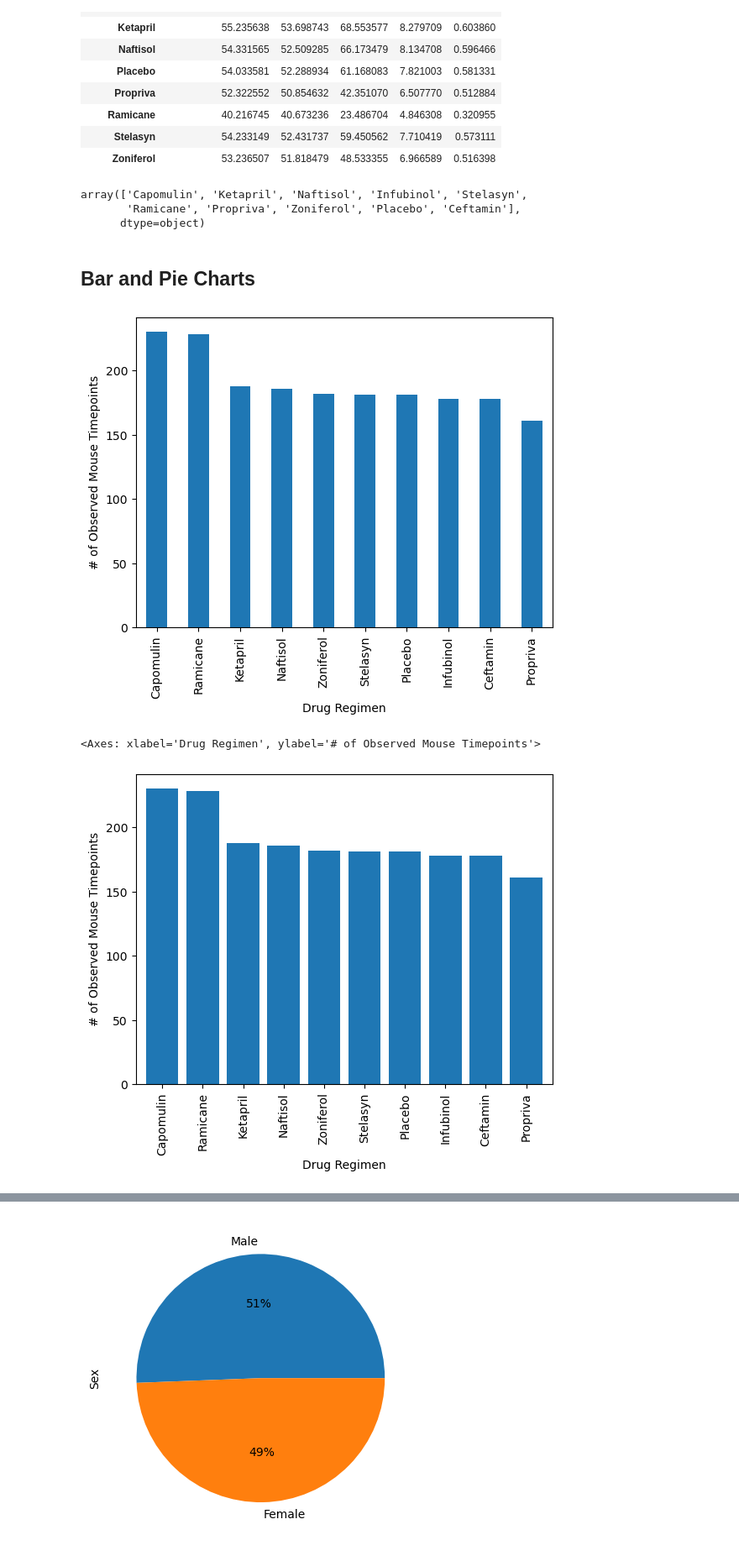
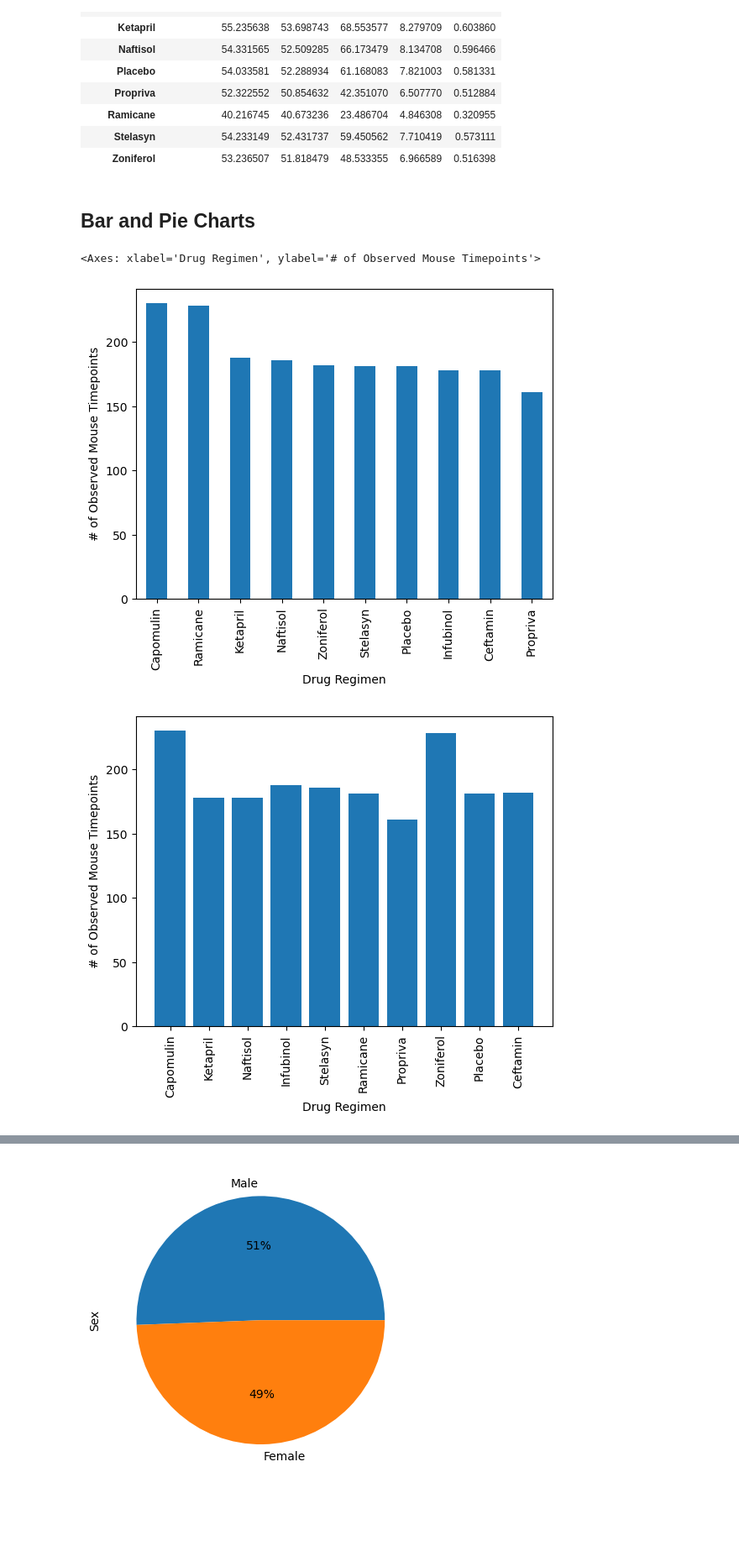
Before and after one commit to Arwalden4/matplotlib-challenge, a Jupyter notebook: Pymaceuticals/pymaceuticals_starter.ipynb, the cells around one changed output, grey strips where cells are left out. Shown: that part at 84% size. Drawn from its saved outputs; the diff is of its cells as text; code cells hidden in the pictures; blank space fills up the shorter version.

```diff
--- a/Pymaceuticals/pymaceuticals_starter.ipynb
+++ b/Pymaceuticals/pymaceuticals_starter.ipynb
@@ -146,31 +147,27 @@ agg_stats_df
 | Ramicane | 40.216745 | 40.673236 | 23.486704 | 4.846308 | 0.320955 |
 | Stelasyn | 54.233149 | 52.431737 | 59.450562 | 7.710419 | 0.573111 |
 | Zoniferol | 53.236507 | 51.818479 | 48.533355 | 6.966589 | 0.516398 |
-# %%
-clean_df['Drug Regimen'].unique()
-# %% [output]
-array(['Capomulin', 'Ketapril', 'Naftisol', 'Infubinol', 'Stelasyn',
-       'Ramicane', 'Propriva', 'Zoniferol', 'Placebo', 'Ceftamin'],
-      dtype=object)
 # %% [markdown]
 ## Bar and Pie Charts
 # %%
 # Generate a bar plot showing the total number of rows (Mouse ID/Timepoints) for each drug regimen using Pandas.
 mouse_and_timepoints = clean_df['Drug Regimen'].value_counts()
-mouse_and_timepoints.plot(kind='bar')
-plt.xlabel('Drug Regimen')
-plt.xticks(rotation=90)
-plt.ylabel('# of Observed Mouse Timepoints')
-mouse_and_timepoints = mouse_and_timepoints.sort_values(ascending=False)
-plt.show()
+mouse_and_timepoints.plot(kind='bar',xlabel="Drug Regimen",ylabel="# of Observed Mouse Timepoints")
 # %% [output]
+<Axes: xlabel='Drug Regimen', ylabel='# of Observed Mouse Timepoints'>
 [figure]
 # %%
 # Generate a bar plot showing the total number of rows (Mouse ID/Timepoints) for each drug regimen using pyplot.
-mouse_and_timepoints.plot(kind='bar',width=.8,ylabel='# of Observed Mouse Timepoints')
+x_axis = clean_df["Drug Regimen"].unique()
+y_axis = clean_df.groupby(["Drug Regimen"]).count()["Mouse ID"]
+plt.xlabel("Drug Regimen")
+plt.ylabel("# of Observed Mouse Timepoints")
+tick_locs = x_axis
+plt.bar(x_axis,y_axis)
+plt.xticks(tick_locs,rotation=90)
+plt.show()
 # %% [output]
-<Axes: xlabel='Drug Regimen', ylabel='# of Observed Mouse Timepoints'>
-[figure, old version]
+[figure, new version]
 # %%
 # Generate a pie plot showing the distribution of female versus male mice using Pandas
 mice_and_gender = clean_df['Sex'].value_counts()
```
Also changed, not shown: parts of 6 cells of this notebook.
